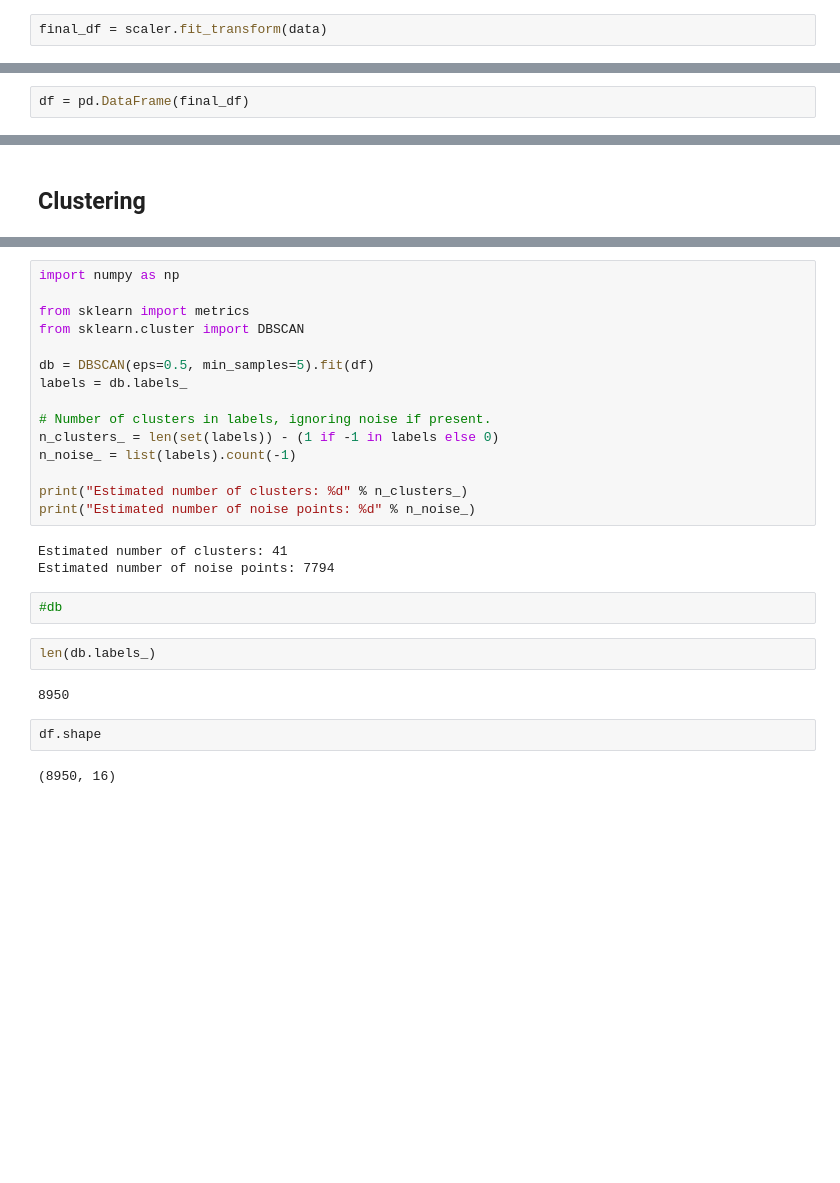
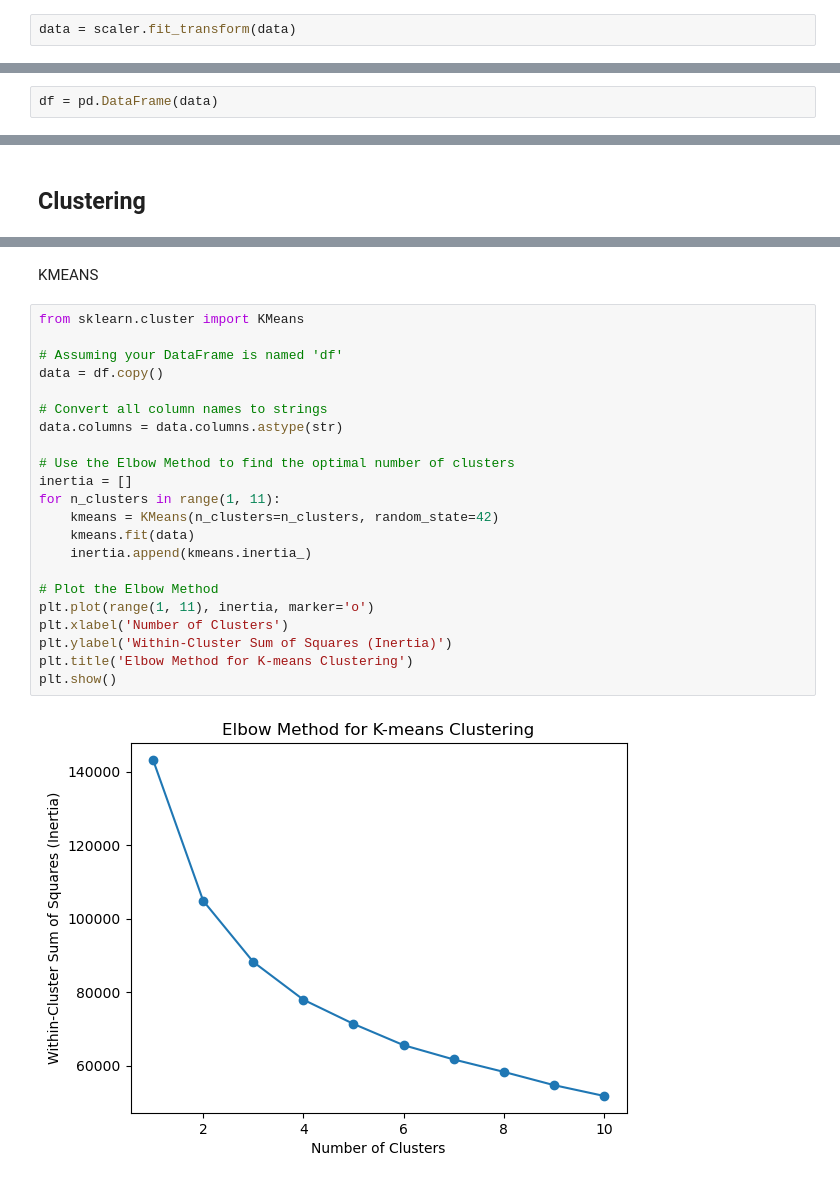
Before and after one commit to VallabhKulkarni-09/customer-Clustering--Credit-Card, a Jupyter notebook: customer.ipynb, the cells around one changed output, grey strips where cells are left out. Cells and saved outputs as stored; diff of their text form; blank space fills up the shorter version.

Commit message:
clustering with 2 algoritms

```diff
--- a/customer.ipynb
+++ b/customer.ipynb
@@ -241,5 +241,5 @@ scaler.fit(data)
 # %% [output]
 StandardScaler()
 # %%
-final_df = scaler.fit_transform(data)
+data = scaler.fit_transform(data)
 # %%
@@ -247,7 +247,7 @@ final_df.dtype
 # %% [output]
 dtype('float64')
 # %%
-df = pd.DataFrame(final_df)
+df = pd.DataFrame(data)
 # %%
 df.head()
 # %% [output]
@@ -284,28 +302,26 @@ We can see the mean is 0 and varience is 1. so it is standardized data
-# %%
-import numpy as np
-
-from sklearn import metrics
-from sklearn.cluster import DBSCAN
-
-db = DBSCAN(eps=0.5, min_samples=5).fit(df)
-labels = db.labels_
-
-# Number of clusters in labels, ignoring noise if present.
-n_clusters_ = len(set(labels)) - (1 if -1 in labels else 0)
-n_noise_ = list(labels).count(-1)
-
-print("Estimated number of clusters: %d" % n_clusters_)
-print("Estimated number of noise points: %d" % n_noise_)
-# %% [output]
-Estimated number of clusters: 41
-Estimated number of noise points: 7794
-# %%
-#db
-# %%
-len(db.labels_)
-# %% [output]
-8950
-# %%
-df.shape
-# %% [output]
-(8950, 16)
+# %% [markdown]
+KMEANS
+# %%
+from sklearn.cluster import KMeans
+
+# Assuming your DataFrame is named 'df'
+data = df.copy()
+
+# Convert all column names to strings
+data.columns = data.columns.astype(str)
+
+# Use the Elbow Method to find the optimal number of clusters
+inertia = []
+for n_clusters in range(1, 11):
+    kmeans = KMeans(n_clusters=n_clusters, random_state=42)
+    kmeans.fit(data)
+    inertia.append(kmeans.inertia_)
+
+# Plot the Elbow Method
+plt.plot(range(1, 11), inertia, marker='o')
+plt.xlabel('Number of Clusters')
+plt.ylabel('Within-Cluster Sum of Squares (Inertia)')
+plt.title('Elbow Method for K-means Clustering')
+plt.show()
+# %% [output]
+[figure, added]
```
Also changed, not shown: parts of 9 cells of this notebook.
